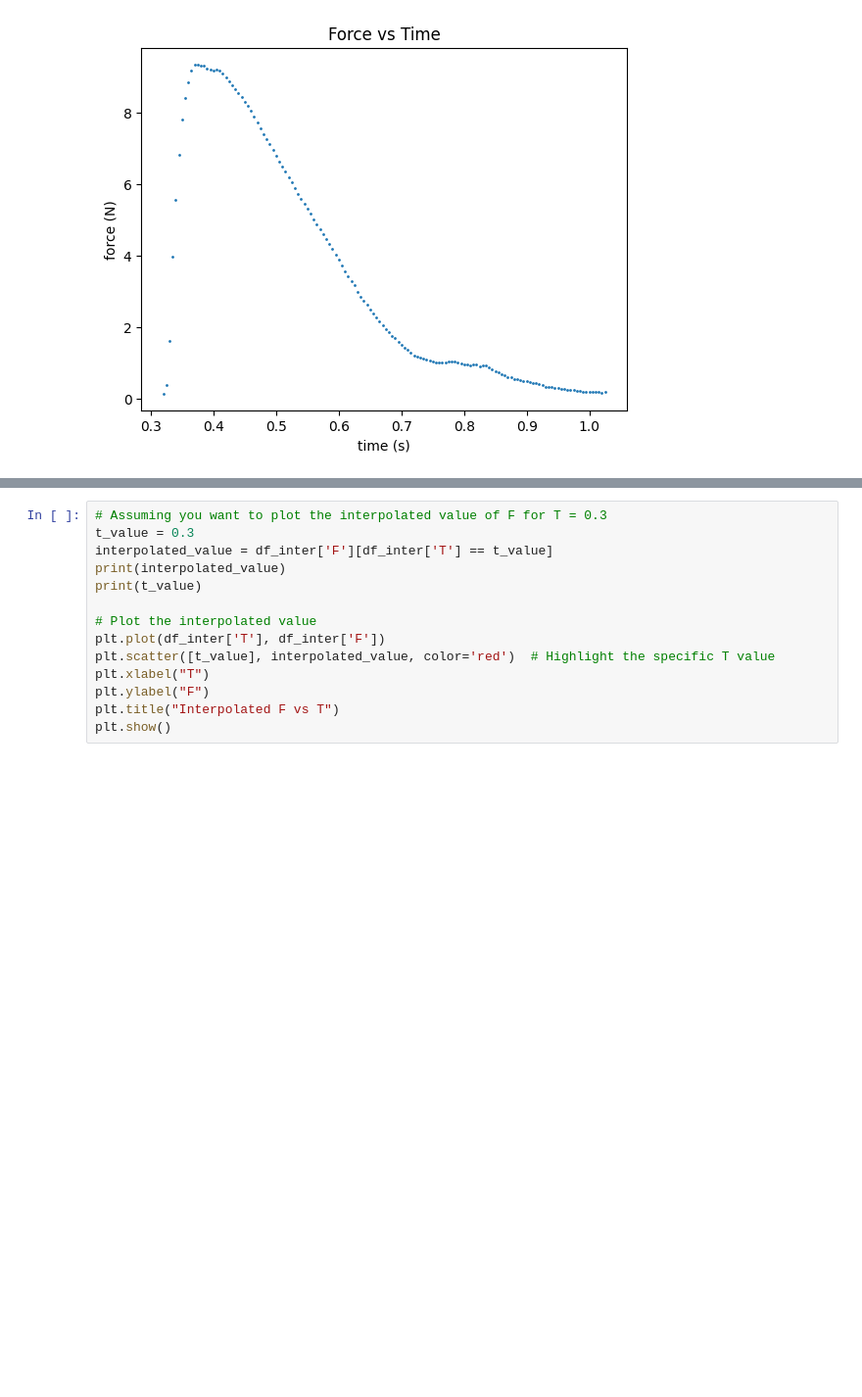
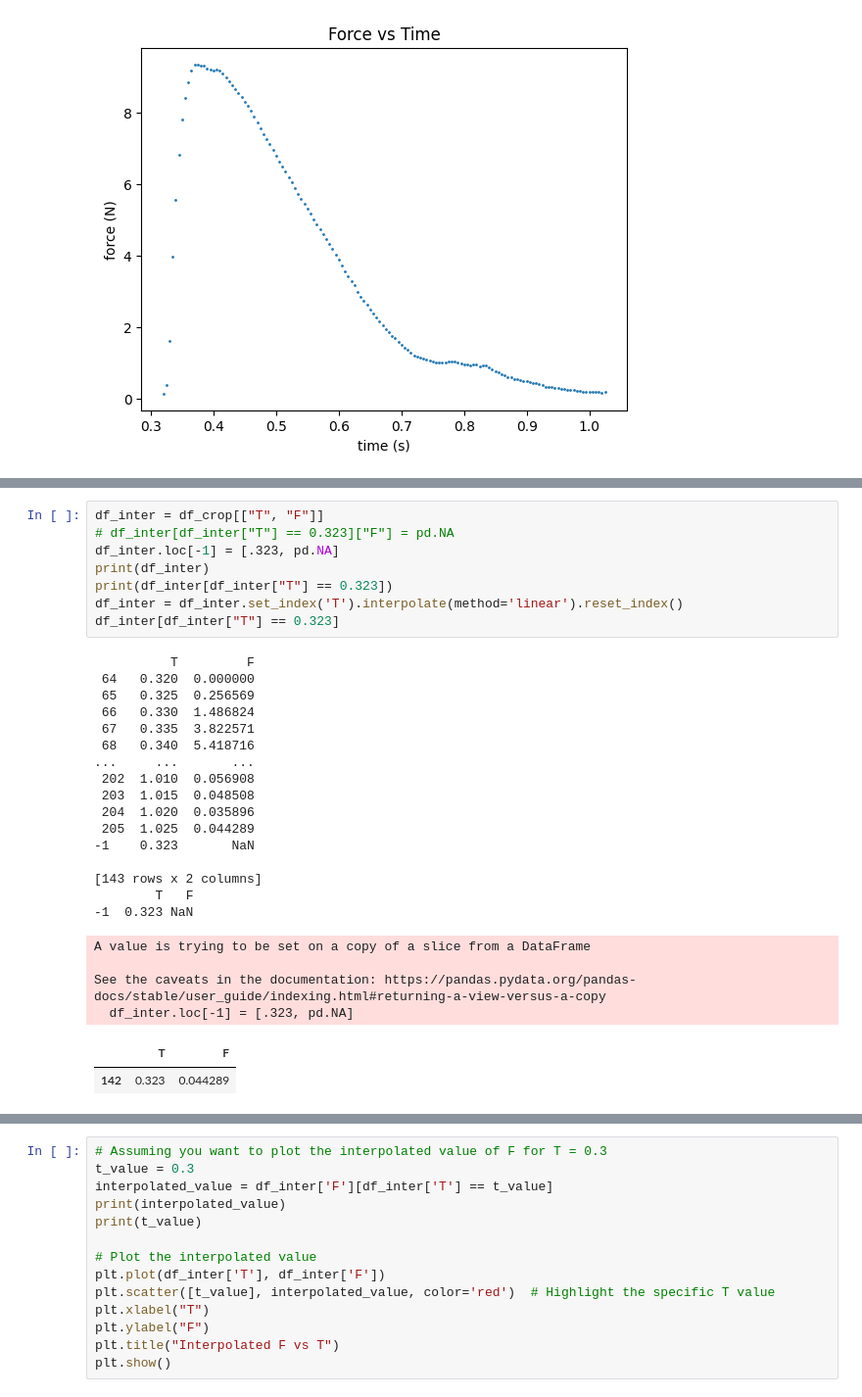
Before and after one commit to FormulaForest/Formula-Forest, a Jupyter notebook: Propulsion theory/exp_results.ipynb, the cells around one changed output, grey strips where cells are left out. Shown at 98% size. Saved outputs shown, nothing was run; the diff lists cells and outputs as text; blank space fills up the shorter version.

```diff
--- a/Propulsion theory/exp_results.ipynb
+++ b/Propulsion theory/exp_results.ipynb
@@ -77,0 +100,31 @@ plt.show()
+# %%
+df_inter = df_crop[["T", "F"]]
+# df_inter[df_inter["T"] == 0.323]["F"] = pd.NA
+df_inter.loc[-1] = [.323, pd.NA]
+print(df_inter)
+print(df_inter[df_inter["T"] == 0.323])
+df_inter = df_inter.set_index('T').interpolate(method='linear').reset_index()
+df_inter[df_inter["T"] == 0.323]
+# %% [output]
+          T         F
+ 64   0.320  0.000000
+ 65   0.325  0.256569
+ 66   0.330  1.486824
+ 67   0.335  3.822571
+ 68   0.340  5.418716
+...     ...       ...
+ 202  1.010  0.056908
+ 203  1.015  0.048508
+ 204  1.020  0.035896
+ 205  1.025  0.044289
+-1    0.323       NaN
+
+[143 rows x 2 columns]
+        T   F
+-1  0.323 NaN
+A value is trying to be set on a copy of a slice from a DataFrame
+
+See the caveats in the documentation: https://pandas.pydata.org/pandas-docs/stable/user_guide/indexing.html#returning-a-view-versus-a-copy
+  df_inter.loc[-1] = [.323, pd.NA]
+|  | T | F |
+| 142 | 0.323 | 0.044289 |
```
Also changed, not shown: parts of 11 cells of this notebook, 6 other files.
